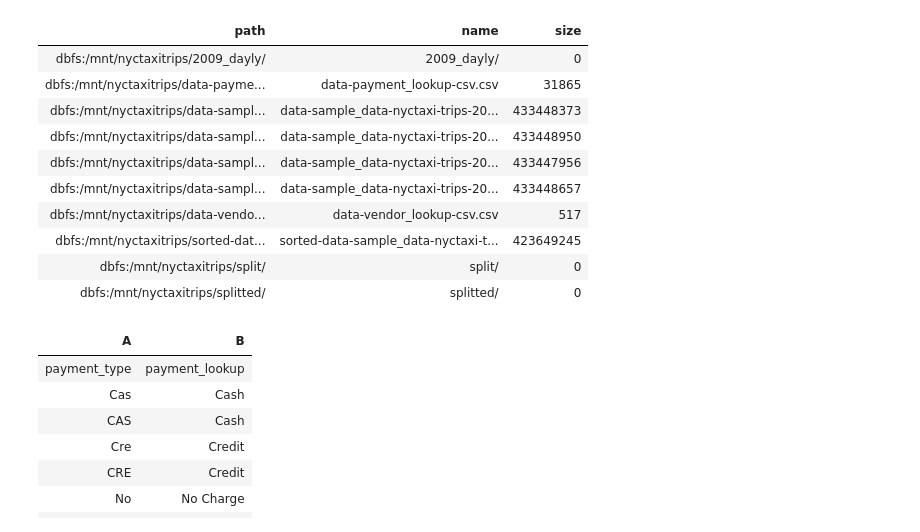
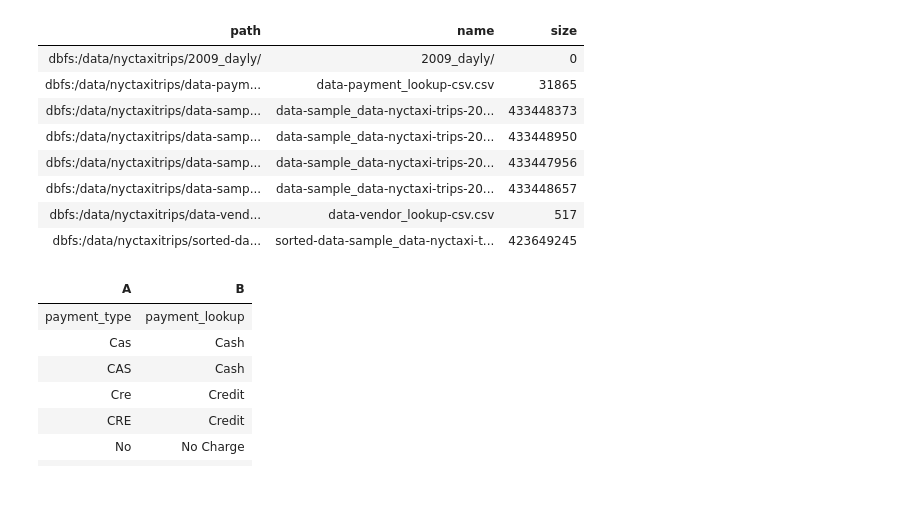
Before and after one commit to DourivalPimentel/nyctaxitrips, a Jupyter notebook: src/NY Taxi Trips Analysis.ipynb, the cells around one changed output. Drawn from its saved outputs; the diff is of its cells as text; code cells hidden in the pictures; blank space fills up the shorter version.

```diff
--- a/src/NY Taxi Trips Analysis.ipynb
+++ b/src/NY Taxi Trips Analysis.ipynb
@@ -15,19 +17,17 @@ dbutils.fs.mount("s3a://%s:%s@%s" % (ACCESS_KEY, ENCODED_SECRET_KEY, AWS_BUCKET_
 # %%
 # Files inside the mounted folder
 dbutils.fs.cp("/mnt/{}/".format(MOUNT_NAME), "/data/{}/".format(MOUNT_NAME), recurse = True)
-display(dbutils.fs.ls("/mnt/{}/".format(MOUNT_NAME)))
+display(dbutils.fs.ls("/data/{}/".format(MOUNT_NAME)))
 # %% [output]
 | path | name | size |
-| dbfs:/mnt/nyctaxitrips/2009_dayly/ | 2009_dayly/ | 0 |
-| dbfs:/mnt/nyctaxitrips/data-payme... | data-payment_lookup-csv.csv | 31865 |
-| dbfs:/mnt/nyctaxitrips/data-sampl... | data-sample_data-nyctaxi-trips-20... | 433448373 |
-| dbfs:/mnt/nyctaxitrips/data-sampl... | data-sample_data-nyctaxi-trips-20... | 433448950 |
-| dbfs:/mnt/nyctaxitrips/data-sampl... | data-sample_data-nyctaxi-trips-20... | 433447956 |
-| dbfs:/mnt/nyctaxitrips/data-sampl... | data-sample_data-nyctaxi-trips-20... | 433448657 |
-| dbfs:/mnt/nyctaxitrips/data-vendo... | data-vendor_lookup-csv.csv | 517 |
-| dbfs:/mnt/nyctaxitrips/sorted-dat... | sorted-data-sample_data-nyctaxi-t... | 423649245 |
-| dbfs:/mnt/nyctaxitrips/split/ | split/ | 0 |
-| dbfs:/mnt/nyctaxitrips/splitted/ | splitted/ | 0 |
+| dbfs:/data/nyctaxitrips/2009_dayly/ | 2009_dayly/ | 0 |
+| dbfs:/data/nyctaxitrips/data-paym... | data-payment_lookup-csv.csv | 31865 |
+| dbfs:/data/nyctaxitrips/data-samp... | data-sample_data-nyctaxi-trips-20... | 433448373 |
+| dbfs:/data/nyctaxitrips/data-samp... | data-sample_data-nyctaxi-trips-20... | 433448950 |
+| dbfs:/data/nyctaxitrips/data-samp... | data-sample_data-nyctaxi-trips-20... | 433447956 |
+| dbfs:/data/nyctaxitrips/data-samp... | data-sample_data-nyctaxi-trips-20... | 433448657 |
+| dbfs:/data/nyctaxitrips/data-vend... | data-vendor_lookup-csv.csv | 517 |
+| dbfs:/data/nyctaxitrips/sorted-da... | sorted-data-sample_data-nyctaxi-t... | 423649245 |
 # %%
 # Payments table
 
```
Also changed, not shown: parts of 7 cells of this notebook.
